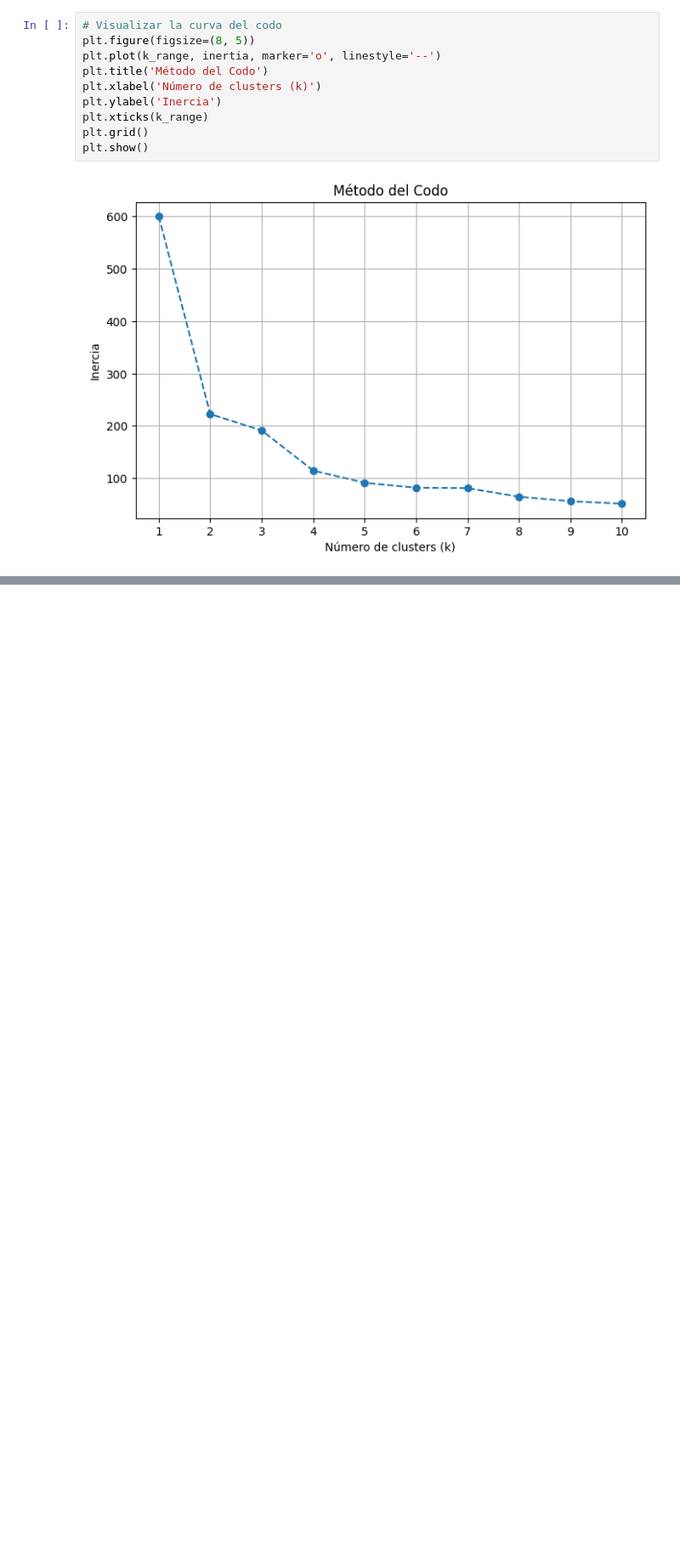
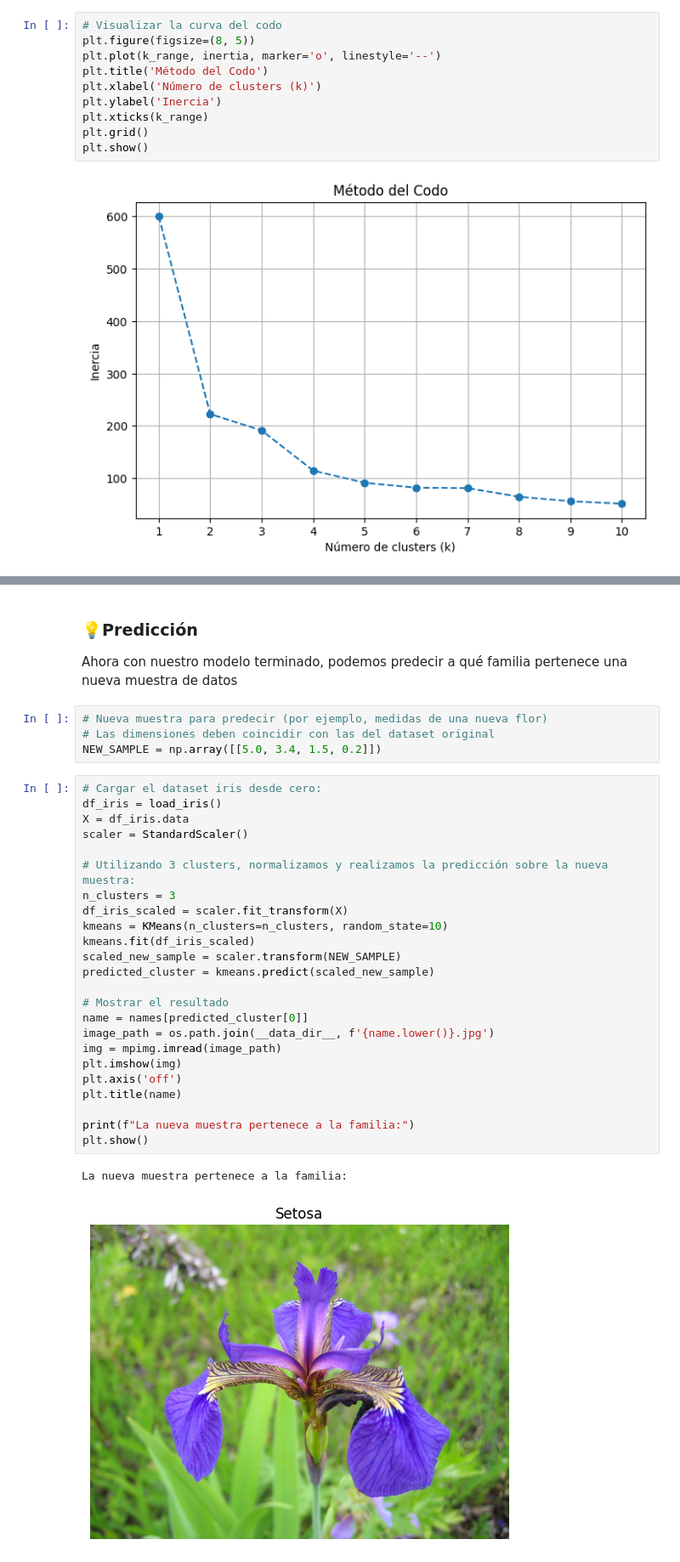
Before and after one commit to hhvergara/teclab_intro_ml, a Jupyter notebook: API4.ipynb, the cells around one changed output, grey strips where cells are left out. Shown at 85% size. Cells and saved outputs as stored; diff of their text form; blank space fills up the shorter version.

```diff
--- a/API4.ipynb
+++ b/API4.ipynb
@@ -462,0 +420,34 @@ La nueva muestra pertenece a la familia: Setosa
+# %% [markdown]
+### 💡Predicción
+Ahora con nuestro modelo terminado, podemos predecir a qué familia pertenece una  nueva muestra de datos
+# %%
+# Nueva muestra para predecir (por ejemplo, medidas de una nueva flor)
+# Las dimensiones deben coincidir con las del dataset original
+NEW_SAMPLE = np.array([[5.0, 3.4, 1.5, 0.2]])
+# %%
+# Cargar el dataset iris desde cero:
+df_iris = load_iris()
+X = df_iris.data
+scaler = StandardScaler()
+
+# Utilizando 3 clusters, normalizamos y realizamos la predicción sobre la nueva muestra:
+n_clusters = 3
+df_iris_scaled = scaler.fit_transform(X)
+kmeans = KMeans(n_clusters=n_clusters, random_state=10)
+kmeans.fit(df_iris_scaled)
+scaled_new_sample = scaler.transform(NEW_SAMPLE)
+predicted_cluster = kmeans.predict(scaled_new_sample)
+
+# Mostrar el resultado
+name = names[predicted_cluster[0]]
+image_path = os.path.join(__data_dir__, f'{name.lower()}.jpg')
+img = mpimg.imread(image_path)
+plt.imshow(img)
+plt.axis('off')
+plt.title(name)
+
+print(f"La nueva muestra pertenece a la familia:")
+plt.show()
+# %% [output]
+La nueva muestra pertenece a la familia:
+[figure, added]
```
Also changed, not shown: parts of 28 cells of this notebook, 3 other files.
